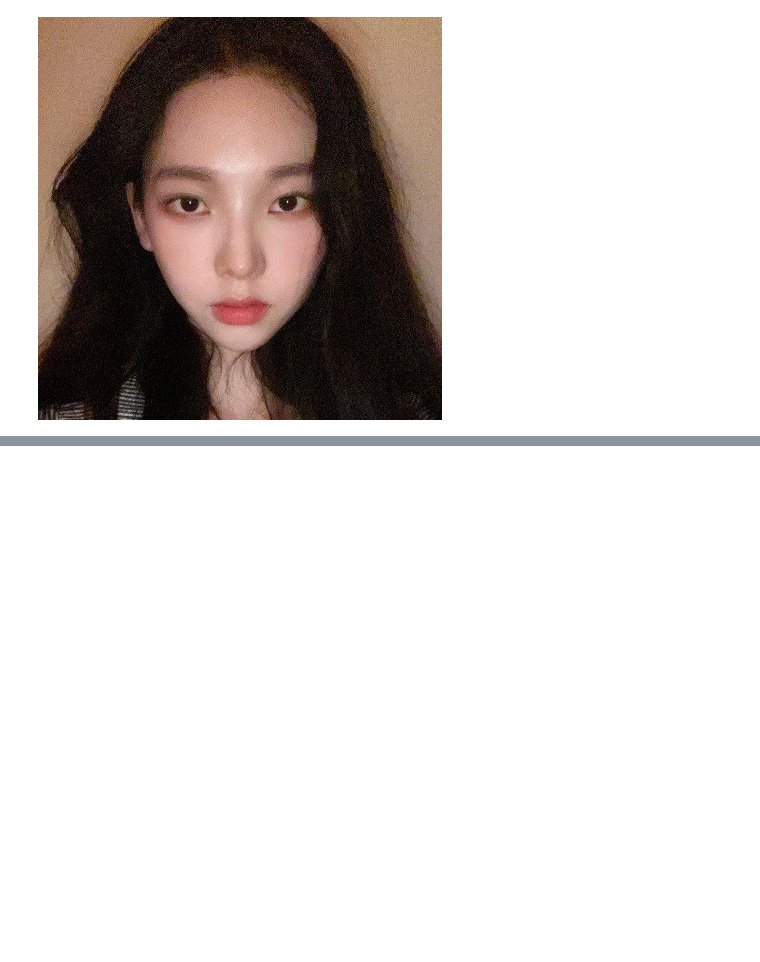
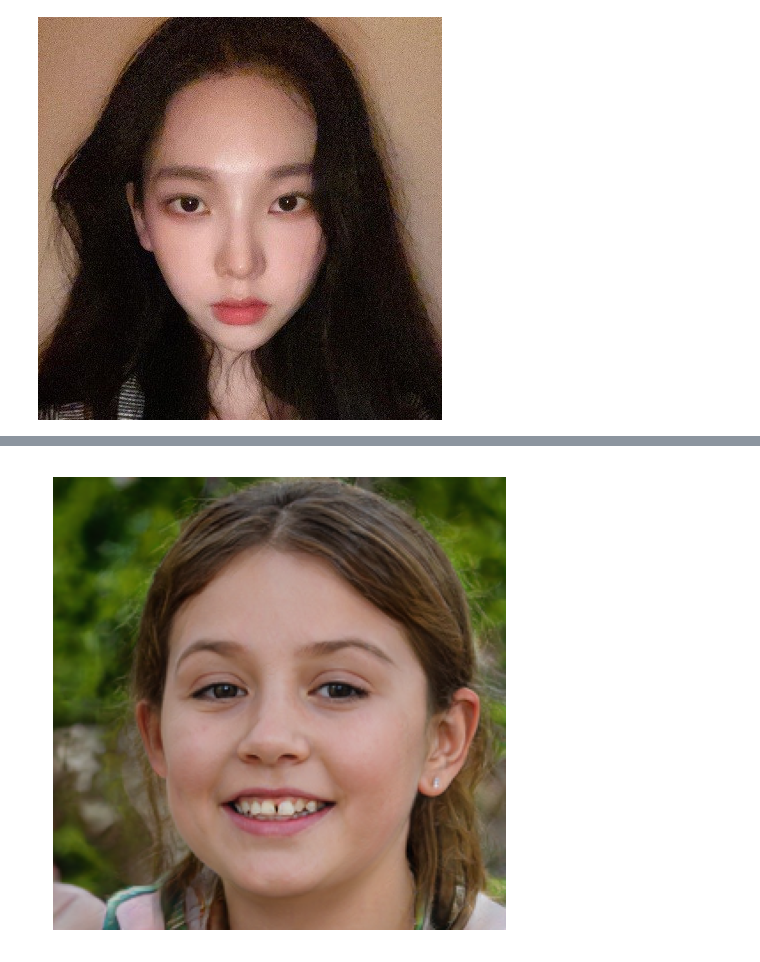
Before and after one commit to digerahac94/DL_tEST, a Jupyter notebook: toonify.ipynb, the cells around one changed output, grey strips where cells are left out. Drawn from its saved outputs; the diff is of its cells as text; code cells hidden in the pictures; blank space fills up the shorter version.

```diff
--- a/toonify.ipynb
+++ b/toonify.ipynb
@@ -135,0 +151,6 @@ display_image(result2)
+# %%
+reference_im, _ = generator1(latent2)
+
+display_image(reference_im)
+# %% [output]
+[figure, added]
```
Also changed, not shown: parts of 7 cells of this notebook, 1 other file.
